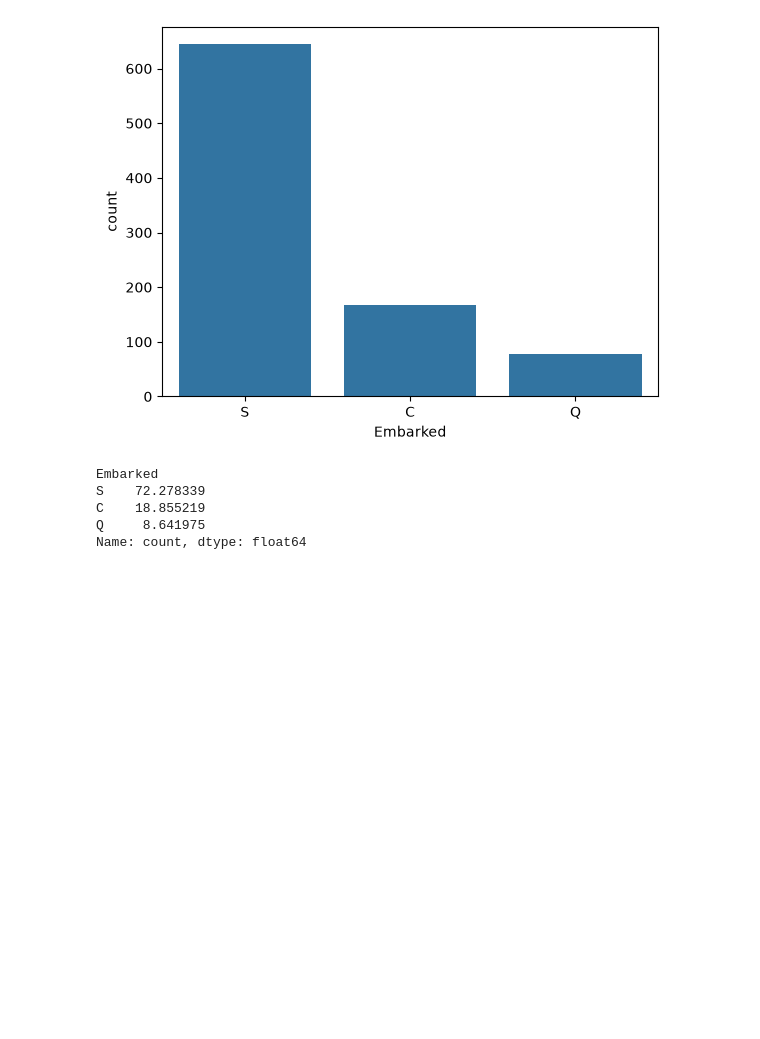
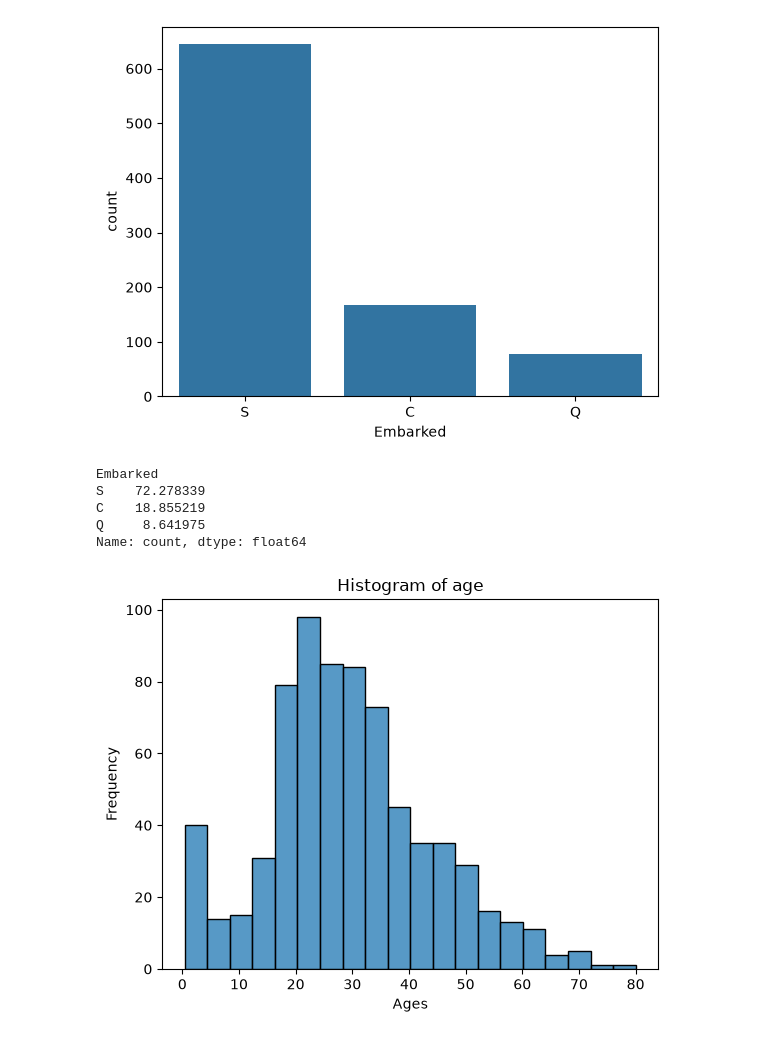
Before and after one commit to AkasDatta/EDA-Exploratory-Data-Analysis-, a Jupyter notebook: EDA_Part1/eda_part1.ipynb, the cells around one changed output. Saved outputs shown, nothing was run; the diff lists cells and outputs as text; code cells hidden in the pictures; blank space fills up the shorter version.

Commit message:
check Histogram check

```diff
--- a/EDA_Part1/eda_part1.ipynb
+++ b/EDA_Part1/eda_part1.ipynb
@@ -212,3 +212,14 @@ S    72.278339
 C    18.855219
 Q     8.641975
 Name: count, dtype: float64
+# %%
+# Histogram check
+sns.histplot(df["Age"])
+
+plt.title("Histogram of age")
+plt.xlabel("Ages")
+plt.ylabel("Frequency")
+
+plt.show()
+# %% [output]
+[figure, added]
```
Also changed, not shown: parts of 1 cell of this notebook.
